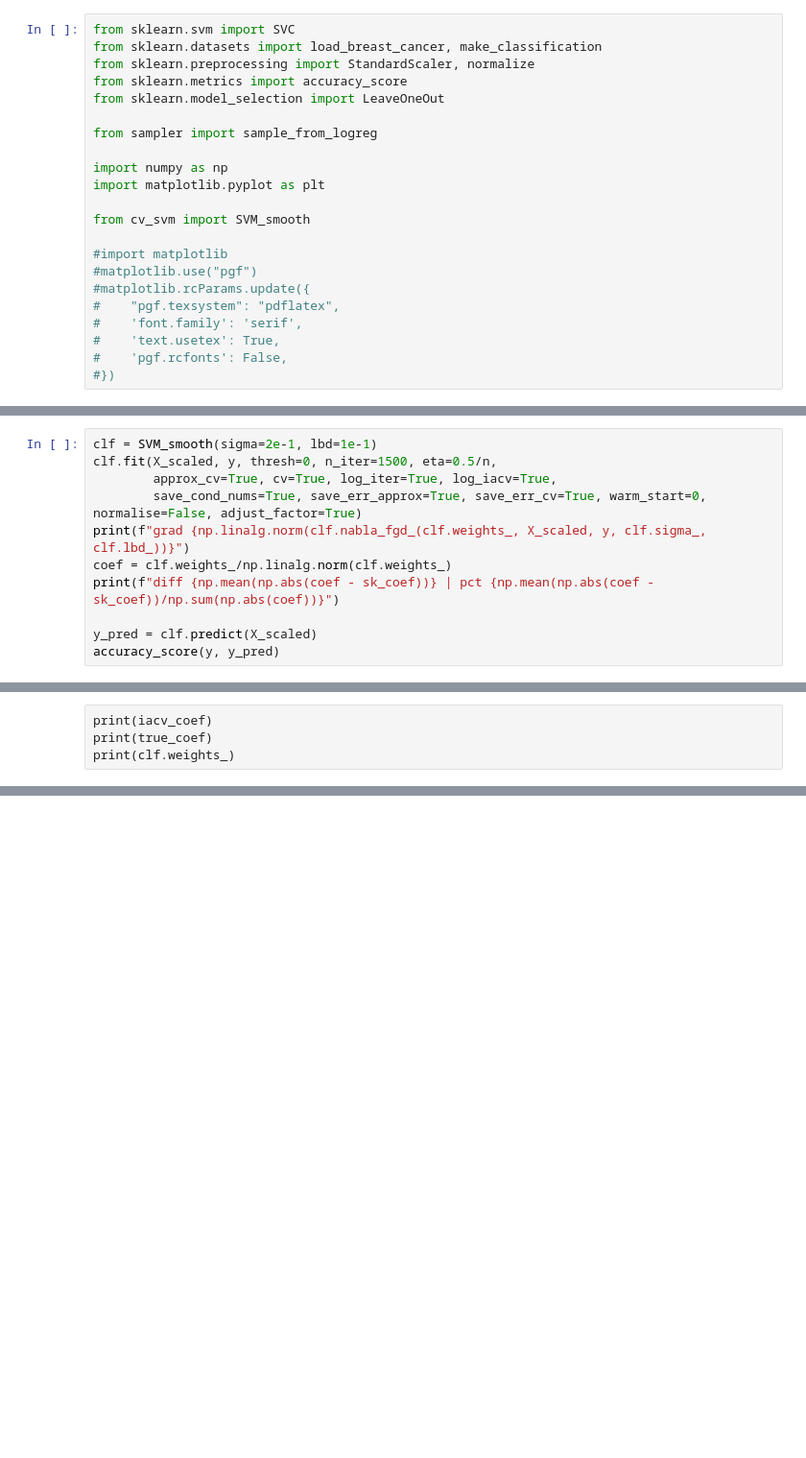
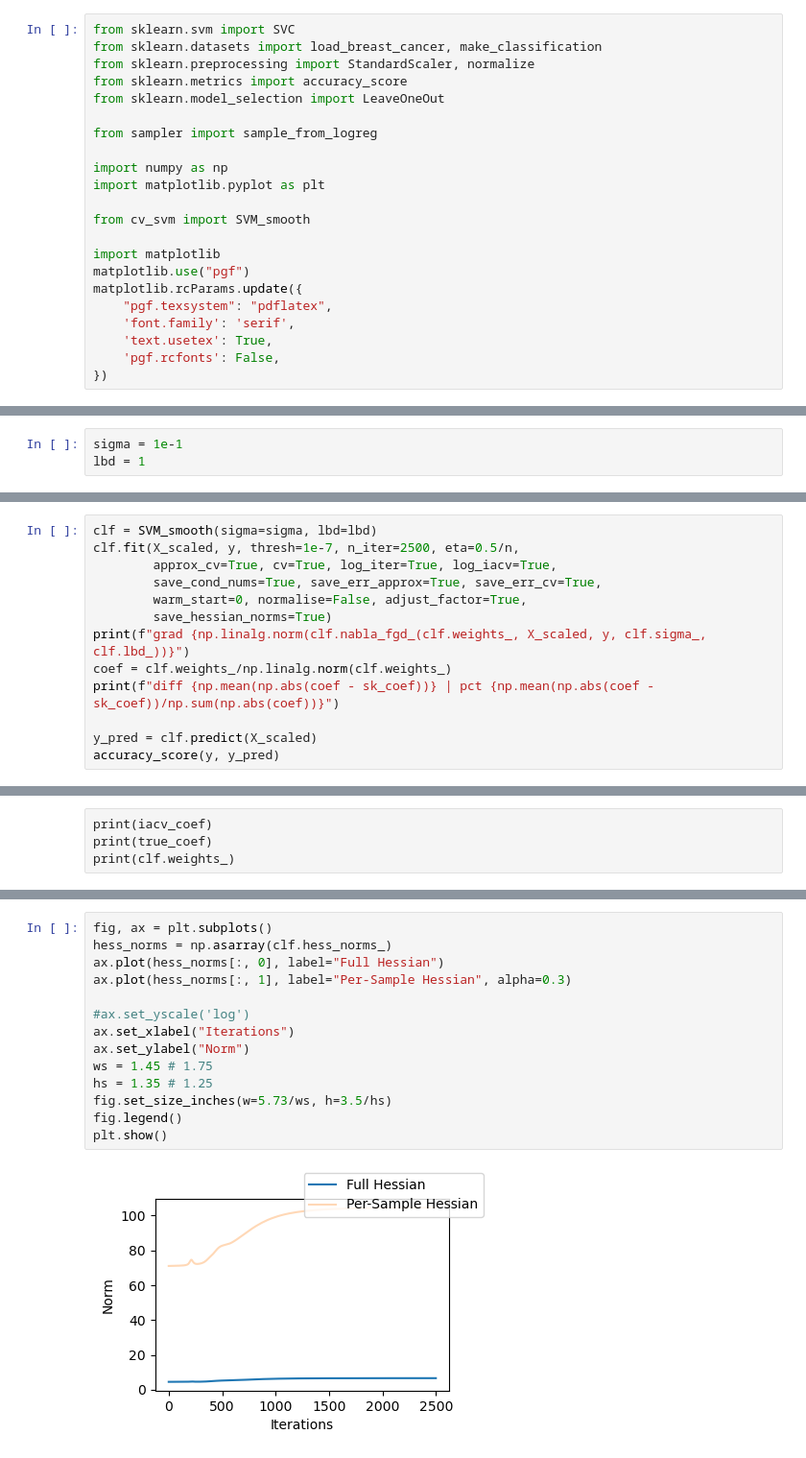
Before and after one commit to nerrma/thesis, a Jupyter notebook: svm/SVMtesting.ipynb, the cells around one changed output, grey strips where cells are left out. Shown at 96% size. Drawn from its saved outputs; the diff is of its cells as text; blank space fills up the shorter version.

```diff
--- a/svm/SVMtesting.ipynb
+++ b/svm/SVMtesting.ipynb
@@ -12,14 +12,14 @@ import matplotlib.pyplot as plt
 
 from cv_svm import SVM_smooth
 
-#import matplotlib
-#matplotlib.use("pgf")
-#matplotlib.rcParams.update({
-#    "pgf.texsystem": "pdflatex",
-#    'font.family': 'serif',
-#    'text.usetex': True,
-#    'pgf.rcfonts': False,
-#})
+import matplotlib
+matplotlib.use("pgf")
+matplotlib.rcParams.update({
+    "pgf.texsystem": "pdflatex",
+    'font.family': 'serif',
+    'text.usetex': True,
+    'pgf.rcfonts': False,
+})
 # %%
 #X, y = load_breast_cancer(return_X_y=True)
 #X, y = make_classification(n_samples=250, n_features=50)
@@ -52,3 +52,6 @@ y_pred = clf.predict(X_scaled)
 accuracy_score(y, y_pred)
 # %% [output]
 0.88
+# %%
+sigma = 1e-1
+lbd = 1
@@ -55,8 +80,10 @@ accuracy_score(y, y_pred)
 # %%
-clf = SVM_smooth(sigma=2e-1, lbd=1e-1)
-clf.fit(X_scaled, y, thresh=0, n_iter=1500, eta=0.5/n,
+clf = SVM_smooth(sigma=sigma, lbd=lbd)
+clf.fit(X_scaled, y, thresh=1e-7, n_iter=2500, eta=0.5/n,
         approx_cv=True, cv=True, log_iter=True, log_iacv=True,
-        save_cond_nums=True, save_err_approx=True, save_err_cv=True, warm_start=0, normalise=False, adjust_factor=True)
+        save_cond_nums=True, save_err_approx=True, save_err_cv=True,
+        warm_start=0, normalise=False, adjust_factor=True,
+        save_hessian_norms=True)
 print(f"grad {np.linalg.norm(clf.nabla_fgd_(clf.weights_, X_scaled, y, clf.sigma_, clf.lbd_))}")
 coef = clf.weights_/np.linalg.norm(clf.weights_)
 print(f"diff {np.mean(np.abs(coef - sk_coef))} | pct {np.mean(np.abs(coef - sk_coef))/np.sum(np.abs(coef))}")
@@ -149,2 +242,18 @@ plt.savefig('svm_convergence_cond_no.pgf', bbox_inches='tight', pad_inches=0)
+# %%
+fig, ax = plt.subplots()
+hess_norms = np.asarray(clf.hess_norms_)
+ax.plot(hess_norms[:, 0], label="Full Hessian")
+ax.plot(hess_norms[:, 1], label="Per-Sample Hessian", alpha=0.3)
+
+#ax.set_yscale('log')
+ax.set_xlabel("Iterations")
+ax.set_ylabel("Norm")
+ws = 1.45 # 1.75
+hs = 1.35 # 1.25
+fig.set_size_inches(w=5.73/ws, h=3.5/hs)
+fig.legend()
+plt.show()
+# %% [output]
+[figure, added]
 # %%
 np.mean(clf.cond_nums_, axis=1)[np.argmax(np.mean(clf.cond_nums_, axis=1))]
```
Also changed, not shown: parts of 44 cells of this notebook, 10 other files.
